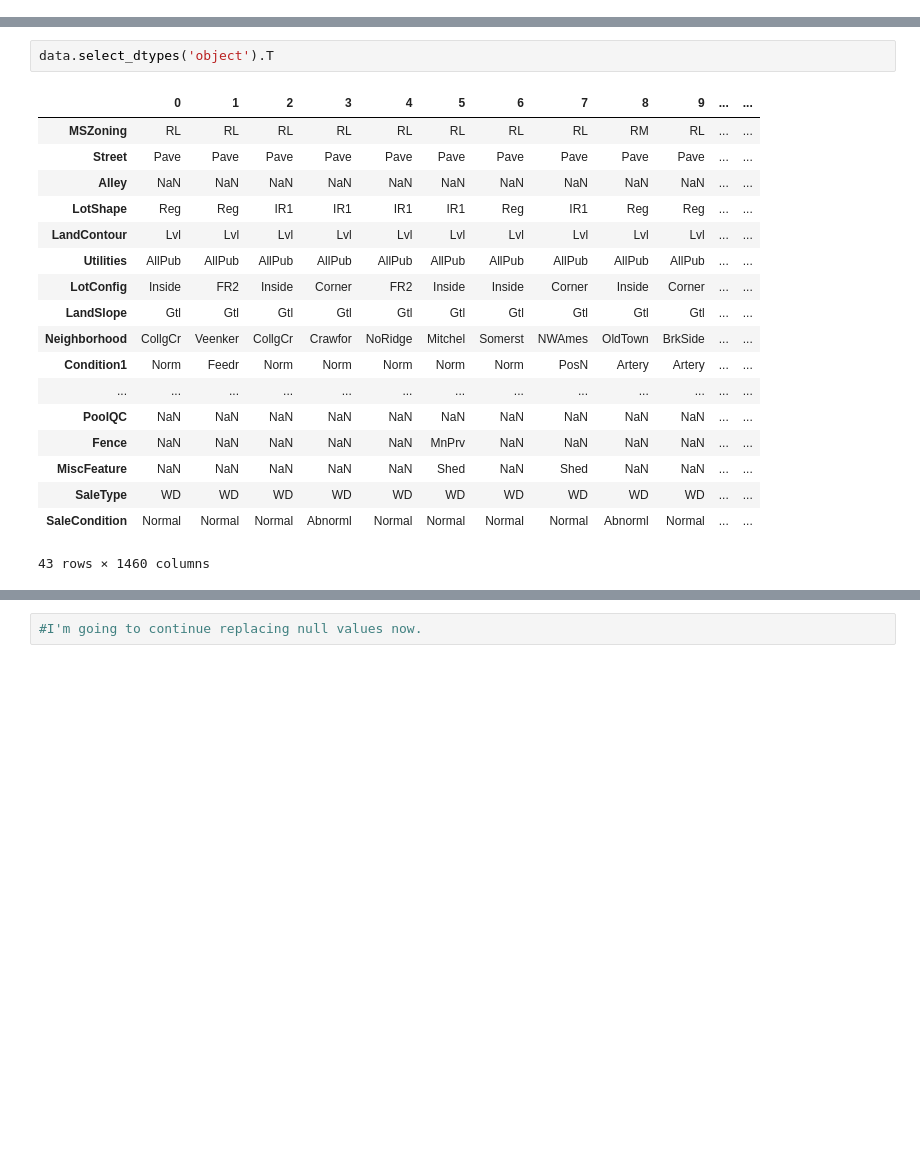
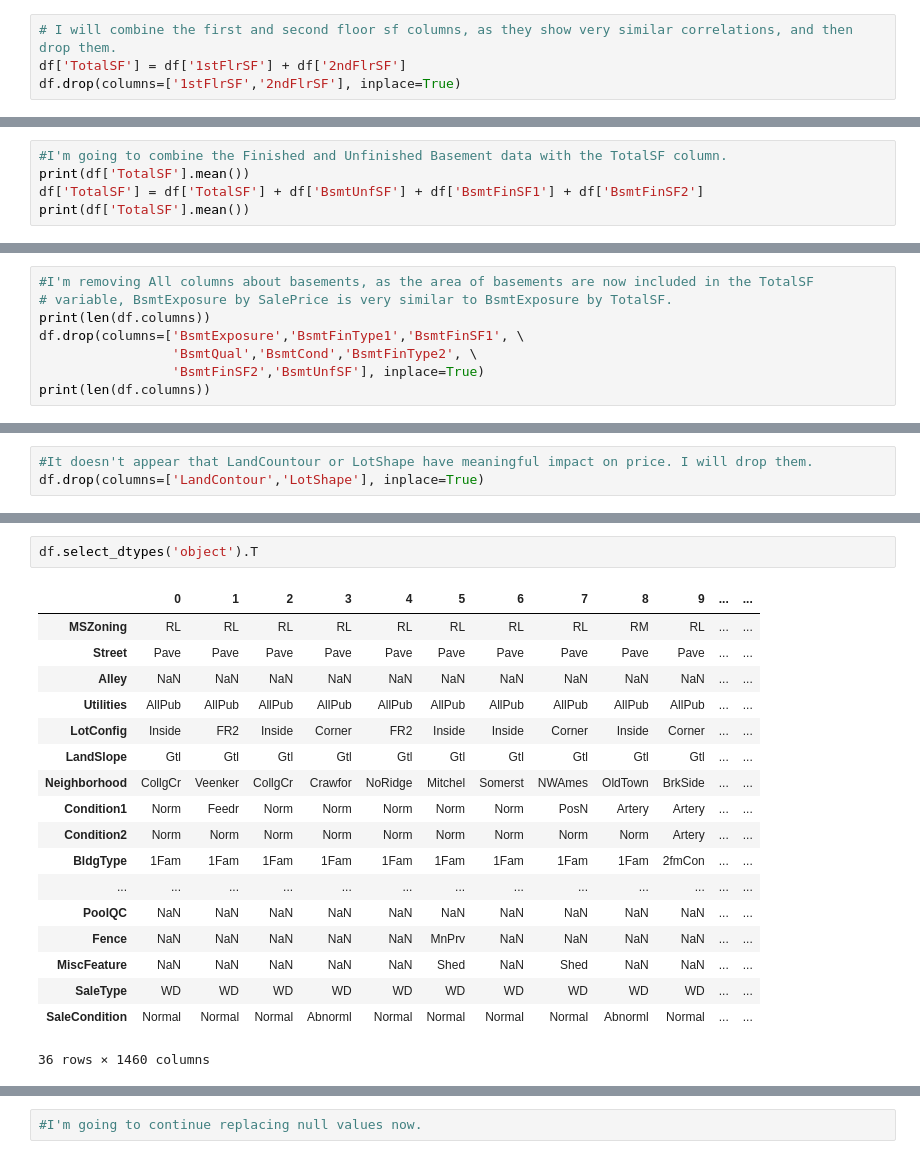
Before and after one commit to StephenDodd1/HousingPricePredictiveModel, a Jupyter notebook: Notebooks/01_data_wrangling.ipynb, the cells around one changed output, grey strips where cells are left out. Cells and saved outputs as stored; diff of their text form; blank space fills up the shorter version.

Commit message:
updated twith more charts and analysis, removing many more columns

```diff
--- a/Notebooks/01_data_wrangling.ipynb
+++ b/Notebooks/01_data_wrangling.ipynb
@@ -40,0 +177,4 @@ memory usage: 924.0+ KB
+# %%
+# I will combine the first and second floor sf columns, as they show very similar correlations, and then drop them.
+df['TotalSF'] = df['1stFlrSF'] + df['2ndFlrSF']
+df.drop(columns=['1stFlrSF','2ndFlrSF'], inplace=True)
@@ -40,0 +246,5 @@ memory usage: 924.0+ KB
+# %%
+#I'm going to combine the Finished and Unfinished Basement data with the TotalSF column.
+print(df['TotalSF'].mean())
+df['TotalSF'] = df['TotalSF'] + df['BsmtUnfSF'] + df['BsmtFinSF1'] + df['BsmtFinSF2']
+print(df['TotalSF'].mean())
@@ -40,0 +286,8 @@ memory usage: 924.0+ KB
+# %%
+#I'm removing All columns about basements, as the area of basements are now included in the TotalSF
+# variable, BsmtExposure by SalePrice is very similar to BsmtExposure by TotalSF.
+print(len(df.columns))
+df.drop(columns=['BsmtExposure','BsmtFinType1','BsmtFinSF1', \
+                 'BsmtQual','BsmtCond','BsmtFinType2', \
+                 'BsmtFinSF2','BsmtUnfSF'], inplace=True)
+print(len(df.columns))
@@ -41 +313,4 @@ memory usage: 924.0+ KB
+# %%
+#It doesn't appear that LandCountour or LotShape have meaningful impact on price. I will drop them.
+df.drop(columns=['LandContour','LotShape'], inplace=True)
 # %%
@@ -62,24 +387,24 @@ data.select_dtypes('int64').T
 # %%
-data.select_dtypes('object').T
+df.select_dtypes('object').T
 # %% [output]
 |  | 0 | 1 | 2 | 3 | 4 | 5 | 6 | 7 | 8 | 9 | ... | ... |
 | MSZoning | RL | RL | RL | RL | RL | RL | RL | RL | RM | RL | ... | ... |
 | Street | Pave | Pave | Pave | Pave | Pave | Pave | Pave | Pave | Pave | Pave | ... | ... |
 | Alley | NaN | NaN | NaN | NaN | NaN | NaN | NaN | NaN | NaN | NaN | ... | ... |
-| LotShape | Reg | Reg | IR1 | IR1 | IR1 | IR1 | Reg | IR1 | Reg | Reg | ... | ... |
-| LandContour | Lvl | Lvl | Lvl | Lvl | Lvl | Lvl | Lvl | Lvl | Lvl | Lvl | ... | ... |
 | Utilities | AllPub | AllPub | AllPub | AllPub | AllPub | AllPub | AllPub | AllPub | AllPub | AllPub | ... | ... |
 | LotConfig | Inside | FR2 | Inside | Corner | FR2 | Inside | Inside | Corner | Inside | Corner | ... | ... |
 | LandSlope | Gtl | Gtl | Gtl | Gtl | Gtl | Gtl | Gtl | Gtl | Gtl | Gtl | ... | ... |
 | Neighborhood | CollgCr | Veenker | CollgCr | Crawfor | NoRidge | Mitchel | Somerst | NWAmes | OldTown | BrkSide | ... | ... |
 | Condition1 | Norm | Feedr | Norm | Norm | Norm | Norm | Norm | PosN | Artery | Artery | ... | ... |
+| Condition2 | Norm | Norm | Norm | Norm | Norm | Norm | Norm | Norm | Norm | Artery | ... | ... |
+| BldgType | 1Fam | 1Fam | 1Fam | 1Fam | 1Fam | 1Fam | 1Fam | 1Fam | 1Fam | 2fmCon | ... | ... |
 | ... | ... | ... | ... | ... | ... | ... | ... | ... | ... | ... | ... | ... |
 | PoolQC | NaN | NaN | NaN | NaN | NaN | NaN | NaN | NaN | NaN | NaN | ... | ... |
 | Fence | NaN | NaN | NaN | NaN | NaN | MnPrv | NaN | NaN | NaN | NaN | ... | ... |
 | MiscFeature | NaN | NaN | NaN | NaN | NaN | Shed | NaN | Shed | NaN | NaN | ... | ... |
 | SaleType | WD | WD | WD | WD | WD | WD | WD | WD | WD | WD | ... | ... |
 | SaleCondition | Normal | Normal | Normal | Abnorml | Normal | Normal | Normal | Normal | Abnorml | Normal | ... | ... |
-43 rows × 1460 columns
+36 rows × 1460 columns
 # %%
 #How many null values are there per column?
 find_null_columns = {}
```
Also changed, not shown: parts of 79 cells of this notebook, 2 other files.
